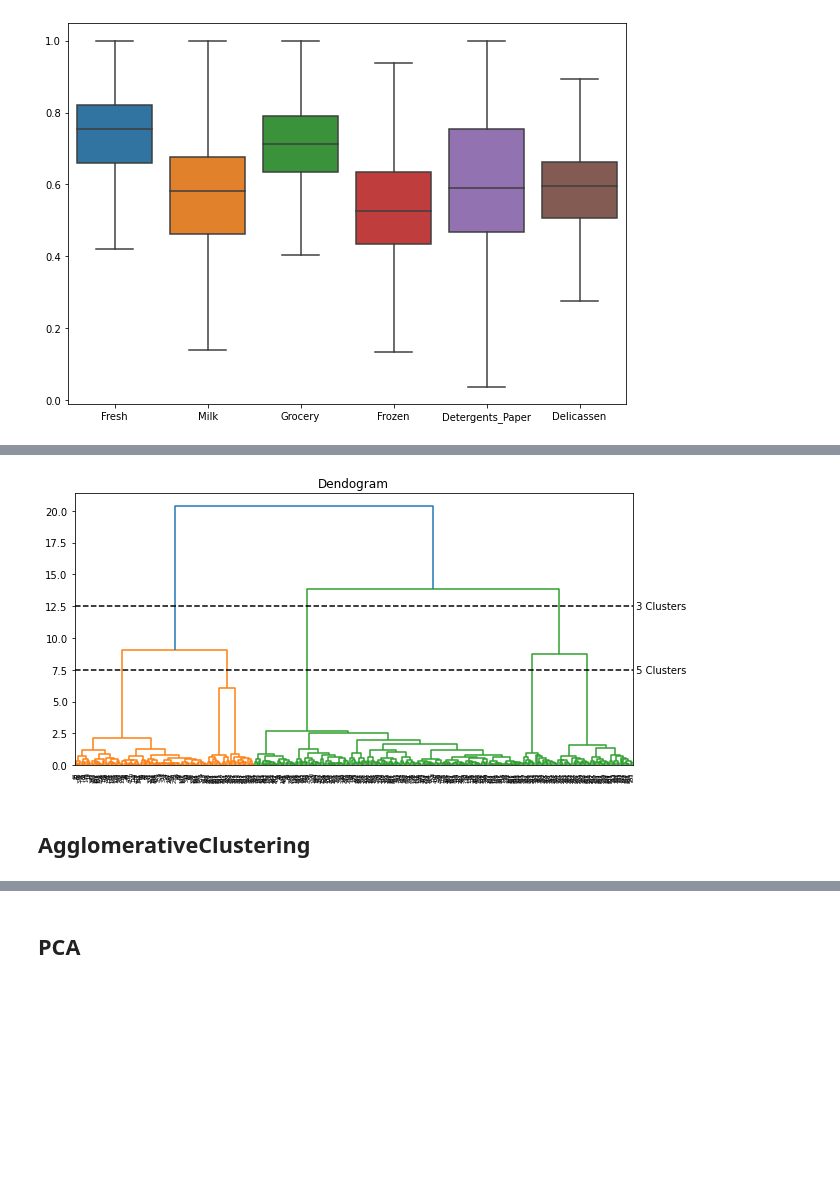
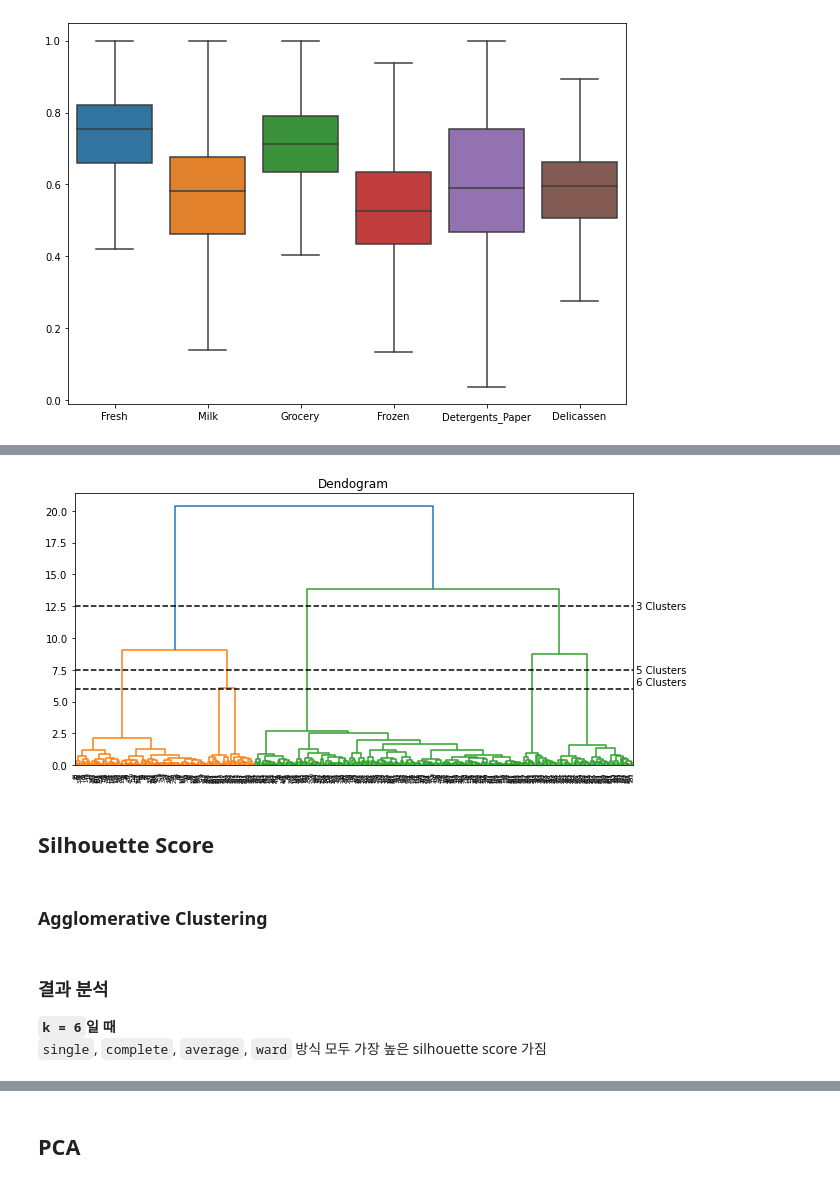
Before and after one commit to cocktail-clustering/1st-clustering, a Jupyter notebook: sales_hierarchical.ipynb, the cells around one changed output, grey strips where cells are left out. Cells and saved outputs as stored; diff of their text form; code cells hidden in the pictures; blank space fills up the shorter version.

```diff
--- a/sales_hierarchical.ipynb
+++ b/sales_hierarchical.ipynb
@@ -330,20 +363,24 @@ plt.show()
 # %%
 plt.figure(figsize=[10,5])
 plt.title('Dendogram')
 dendrogram(linkage(data, method="ward"))
 
 # 클러스터를 구분하는 커트라인을 표시
 ax = plt.gca()
 bounds = ax.get_xbound()
 ax.plot(bounds, [7.5, 7.5], '--', c='k')
 ax.plot(bounds, [12.5, 12.5], '--', c='k')
+ax.plot(bounds, [6, 6], '--', c='k')
+ax.text(bounds[1], 6.5, ' 6 Clusters ', va='center', fontdict={'size': 10})
 ax.text(bounds[1], 7.5, ' 5 Clusters ', va='center', fontdict={'size': 10})
 ax.text(bounds[1], 12.5, ' 3 Clusters ', va='center', fontdict={'size': 10})
 plt.show()
 # %% [output]
-[figure, old version]
+[figure, new version]
-# %% [markdown]
-## AgglomerativeClustering
+# %% [markdown]
+## Silhouette Score
+# %% [markdown]
+### Agglomerative Clustering
 # %%
 ### 여러개의 클러스터링 갯수를 List로 입력 받아 각각의 실루엣 계수를 면적으로 시각화한 함수 작성
 def visualize_silhouette(clustering, X_features, cluster_lists=[1]):
@@ -395,6 +426,10 @@ def visualize_silhouette(clustering, X_features, cluster_lists=[1]):
             y_lower = y_upper + 10
 
         axs[ind].axvline(x=sil_avg, color="red", linestyle="--")
+# %% [markdown]
+### 결과 분석
+**`k = 6`일 때**<br> `single`, `complete`, `average`, `ward` 방식 모두 가장 높은 silhouette score 가짐
+<br>
 # %%
 params = {
     'linkage':['single', 'complete', 'average', 'ward'],
```
Also changed, not shown: parts of 85 cells of this notebook, 3 other files.
